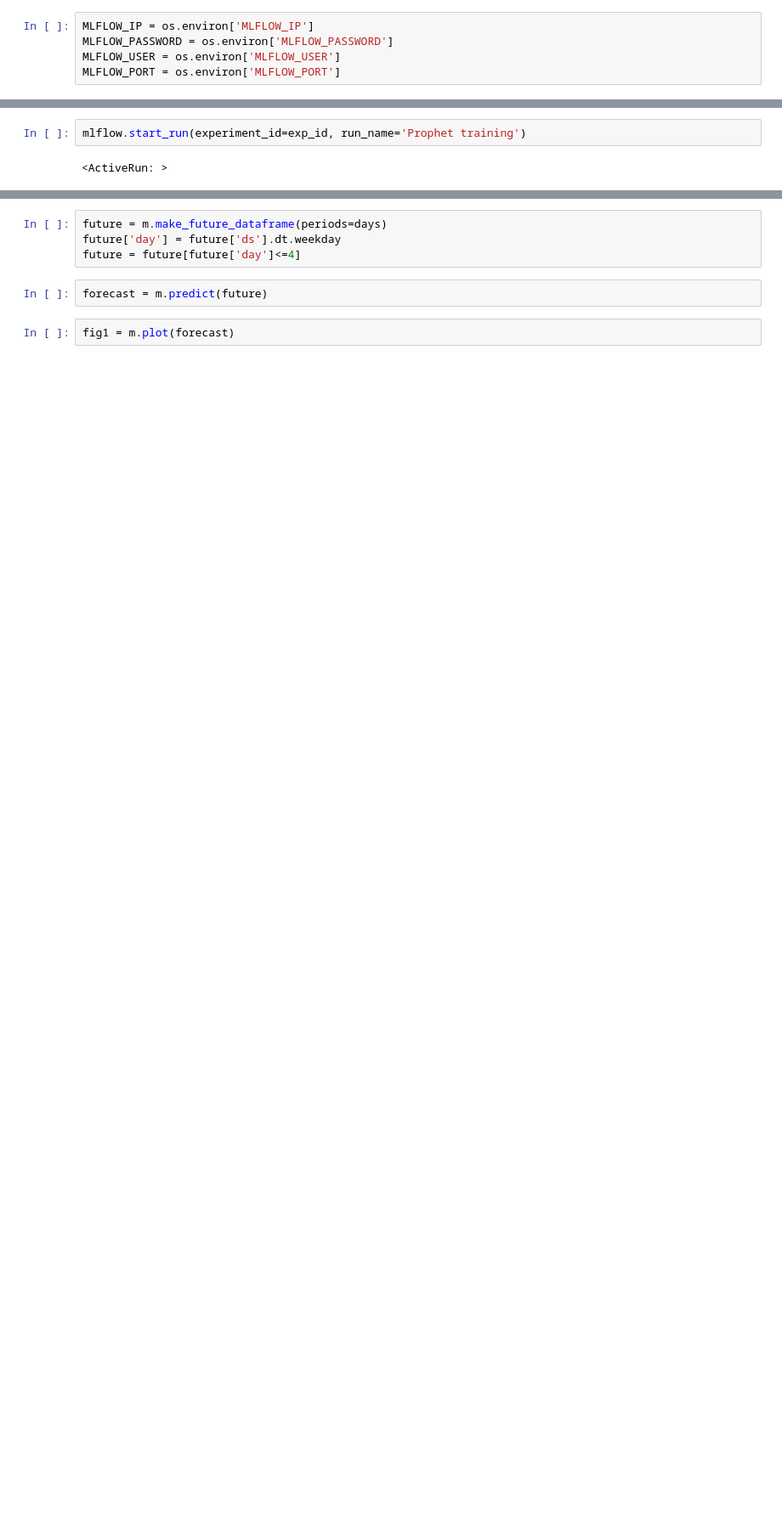
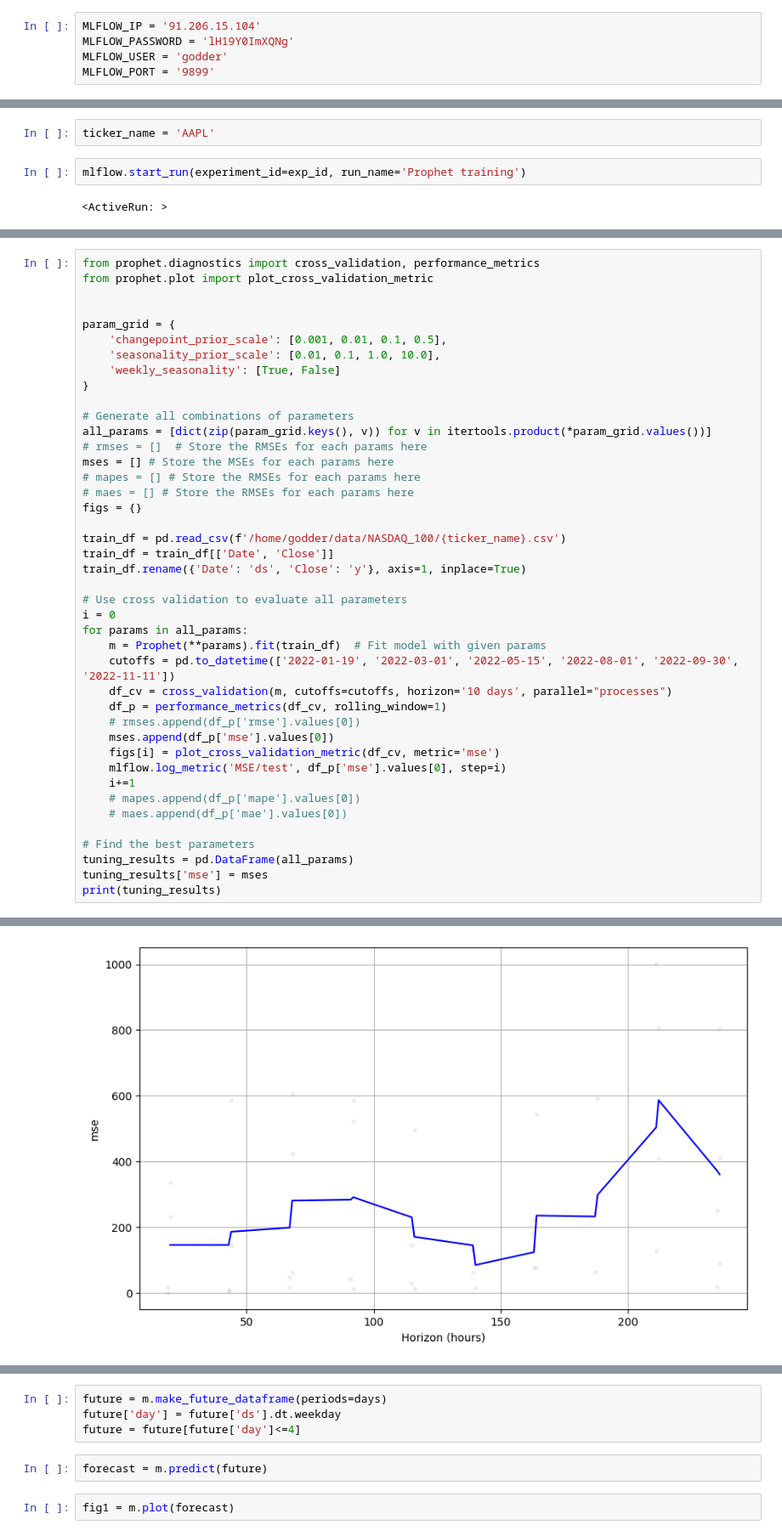
Before and after one commit to r-vvch/DMLS_2022_stocks, a Jupyter notebook: Prophet.ipynb, the cells around one changed output, grey strips where cells are left out. Shown at 85% size. Cells and saved outputs as stored; diff of their text form; blank space fills up the shorter version.

Commit message:
added hyperparameter tuning for prophet, mlflow logs updated

```diff
--- a/Prophet.ipynb
+++ b/Prophet.ipynb
@@ -13,5 +22,5 @@ yfin.pdr_override()
 # %%
-MLFLOW_IP = os.environ['MLFLOW_IP']
-MLFLOW_PASSWORD = os.environ['MLFLOW_PASSWORD']
-MLFLOW_USER = os.environ['MLFLOW_USER']
-MLFLOW_PORT = os.environ['MLFLOW_PORT']
+MLFLOW_IP = '91.206.15.104'
+MLFLOW_PASSWORD = 'lH19Y0ImXQNg'
+MLFLOW_USER = 'godder'
+MLFLOW_PORT = '9899'
@@ -83,6 +39,8 @@ mlflow.set_experiment(experiment_id=exp_id)
 print('done')
 # %% [output]
 done
+# %%
+ticker_name = 'AAPL'
 # %%
 mlflow.start_run(experiment_id=exp_id, run_name='Prophet training')
 # %% [output]
@@ -91,0 +50,43 @@ mlflow.set_tag('ticker', '^GSPC')
+# %%
+from prophet.diagnostics import cross_validation, performance_metrics
+from prophet.plot import plot_cross_validation_metric
+
+
+param_grid = {
+    'changepoint_prior_scale': [0.001, 0.01, 0.1, 0.5],
+    'seasonality_prior_scale': [0.01, 0.1, 1.0, 10.0],
+    'weekly_seasonality': [True, False]
+}
+
+# Generate all combinations of parameters
+all_params = [dict(zip(param_grid.keys(), v)) for v in itertools.product(*param_grid.values())]
+# rmses = []  # Store the RMSEs for each params here
+mses = [] # Store the MSEs for each params here
+# mapes = [] # Store the RMSEs for each params here
+# maes = [] # Store the RMSEs for each params here
+figs = {}
+
+train_df = pd.read_csv(f'/home/godder/data/NASDAQ_100/{ticker_name}.csv')
+train_df = train_df[['Date', 'Close']]
+train_df.rename({'Date': 'ds', 'Close': 'y'}, axis=1, inplace=True)
+
+# Use cross validation to evaluate all parameters
+i = 0
+for params in all_params:
+    m = Prophet(**params).fit(train_df)  # Fit model with given params
+    cutoffs = pd.to_datetime(['2022-01-19', '2022-03-01', '2022-05-15', '2022-08-01', '2022-09-30', '2022-11-11'])
+    df_cv = cross_validation(m, cutoffs=cutoffs, horizon='10 days', parallel="processes")
+    df_p = performance_metrics(df_cv, rolling_window=1)
+    # rmses.append(df_p['rmse'].values[0])
+    mses.append(df_p['mse'].values[0])
+    figs[i] = plot_cross_validation_metric(df_cv, metric='mse')
+    mlflow.log_metric('MSE/test', df_p['mse'].values[0], step=i)
+    i+=1
+    # mapes.append(df_p['mape'].values[0])
+    # maes.append(df_p['mae'].values[0])
+
+# Find the best parameters
+tuning_results = pd.DataFrame(all_params)
+tuning_results['mse'] = mses
+print(tuning_results)
+# %% [output]
@@ -91,0 +127 @@ mlflow.set_tag('ticker', '^GSPC')
+[figure, added]
```
Also changed, not shown: parts of 31 cells of this notebook.
